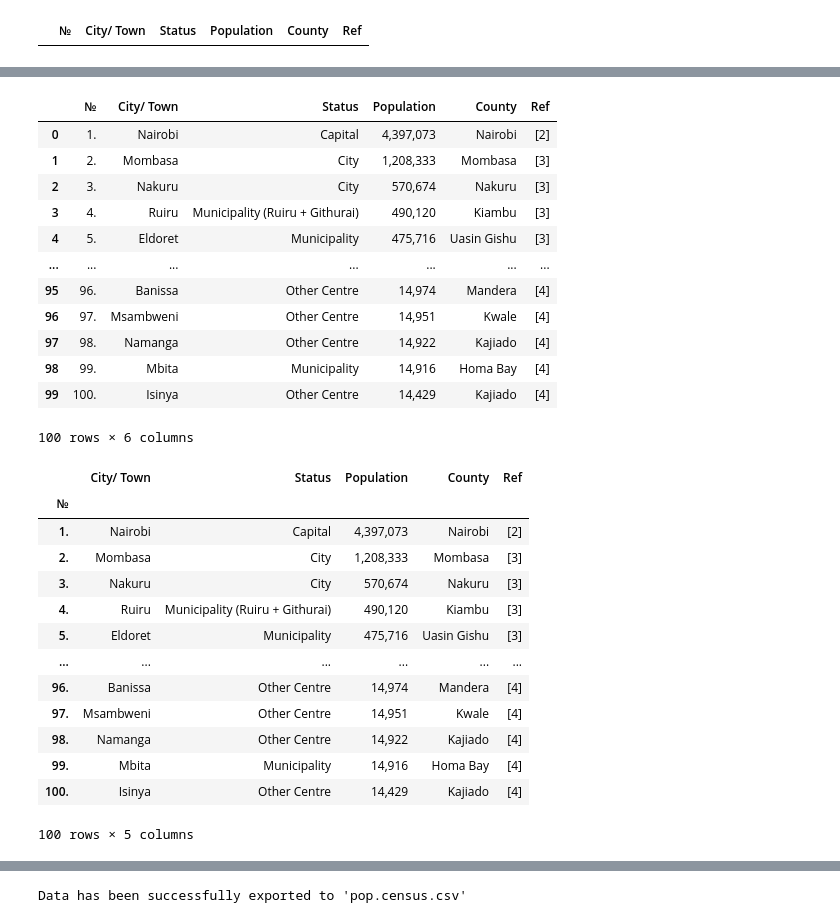
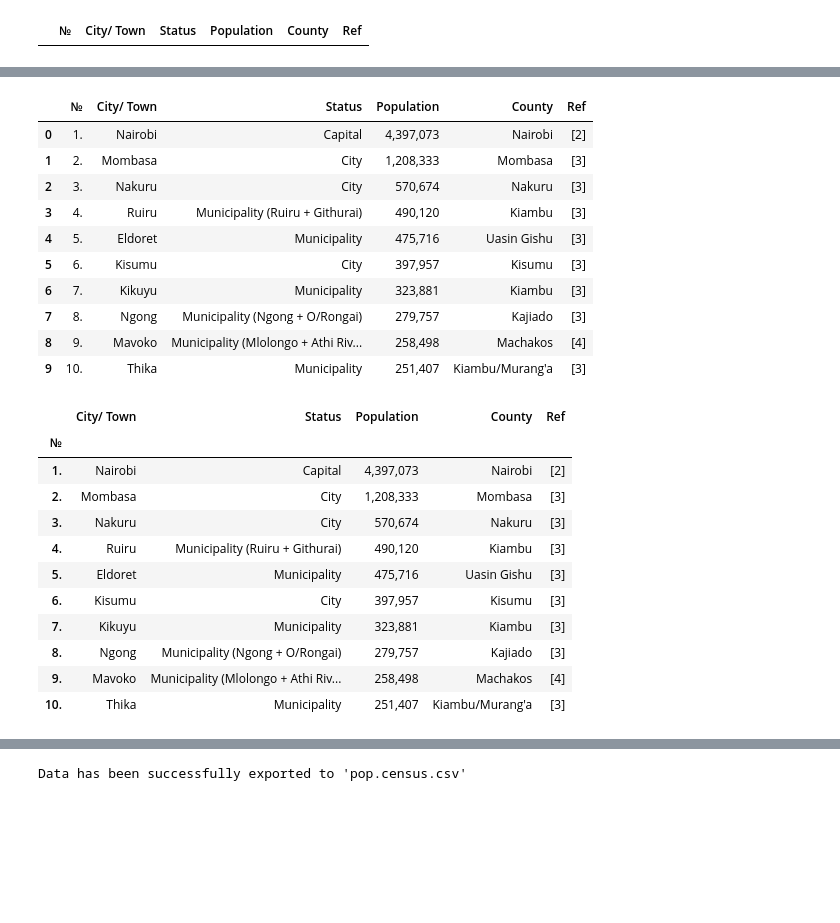
Before and after one commit to WanjaoColins/Web-Scraping-Project, a Jupyter notebook: BeautifulSoup.ipynb, the cells around one changed output, grey strips where cells are left out. Drawn from its saved outputs; the diff is of its cells as text; code cells hidden in the pictures; blank space fills up the shorter version.

```diff
--- a/BeautifulSoup.ipynb
+++ b/BeautifulSoup.ipynb
@@ -489,22 +489,20 @@ individual_row_data[:10]
 # %%
 for row in individual_row_data:
     length = len(df)
     df.loc[length] = row
-df
+df.head(10)
 # %% [output]
 |  | № | City/ Town | Status | Population | County | Ref |
 | 0 | 1. | Nairobi | Capital | 4,397,073 | Nairobi | [2] |
 | 1 | 2. | Mombasa | City | 1,208,333 | Mombasa | [3] |
 | 2 | 3. | Nakuru | City | 570,674 | Nakuru | [3] |
 | 3 | 4. | Ruiru | Municipality (Ruiru + Githurai) | 490,120 | Kiambu | [3] |
 | 4 | 5. | Eldoret | Municipality | 475,716 | Uasin Gishu | [3] |
-| ... | ... | ... | ... | ... | ... | ... |
-| 95 | 96. | Banissa | Other Centre | 14,974 | Mandera | [4] |
-| 96 | 97. | Msambweni | Other Centre | 14,951 | Kwale | [4] |
-| 97 | 98. | Namanga | Other Centre | 14,922 | Kajiado | [4] |
-| 98 | 99. | Mbita | Municipality | 14,916 | Homa Bay | [4] |
-| 99 | 100. | Isinya | Other Centre | 14,429 | Kajiado | [4] |
+| 5 | 6. | Kisumu | City | 397,957 | Kisumu | [3] |
+| 6 | 7. | Kikuyu | Municipality | 323,881 | Kiambu | [3] |
+| 7 | 8. | Ngong | Municipality (Ngong + O/Rongai) | 279,757 | Kajiado | [3] |
+| 8 | 9. | Mavoko | Municipality (Mlolongo + Athi Riv... | 258,498 | Machakos | [4] |
+| 9 | 10. | Thika | Municipality | 251,407 | Kiambu/Murang'a | [3] |
-100 rows × 6 columns
 # %%
 # Setting the index of the DataFrame using the first cleaned table header.
 
@@ -512,7 +510,7 @@ df
 df = df.set_index(cleaned_table_headers[0])
 
 # Print the final DataFrame with the index set
-df
+df.head(10)
 # %% [output]
 |  | City/ Town | Status | Population | County | Ref |
 | № |  |  |  |  |  |
@@ -521,13 +519,11 @@ df
 | 3. | Nakuru | City | 570,674 | Nakuru | [3] |
 | 4. | Ruiru | Municipality (Ruiru + Githurai) | 490,120 | Kiambu | [3] |
 | 5. | Eldoret | Municipality | 475,716 | Uasin Gishu | [3] |
-| ... | ... | ... | ... | ... | ... |
-| 96. | Banissa | Other Centre | 14,974 | Mandera | [4] |
-| 97. | Msambweni | Other Centre | 14,951 | Kwale | [4] |
-| 98. | Namanga | Other Centre | 14,922 | Kajiado | [4] |
-| 99. | Mbita | Municipality | 14,916 | Homa Bay | [4] |
-| 100. | Isinya | Other Centre | 14,429 | Kajiado | [4] |
+| 6. | Kisumu | City | 397,957 | Kisumu | [3] |
+| 7. | Kikuyu | Municipality | 323,881 | Kiambu | [3] |
+| 8. | Ngong | Municipality (Ngong + O/Rongai) | 279,757 | Kajiado | [3] |
+| 9. | Mavoko | Municipality (Mlolongo + Athi Riv... | 258,498 | Machakos | [4] |
+| 10. | Thika | Municipality | 251,407 | Kiambu/Murang'a | [3] |
-100 rows × 5 columns
 # %%
 # Adding a new column for timestamp with the current date.
 
```
Also changed, not shown: parts of 2 cells of this notebook.
